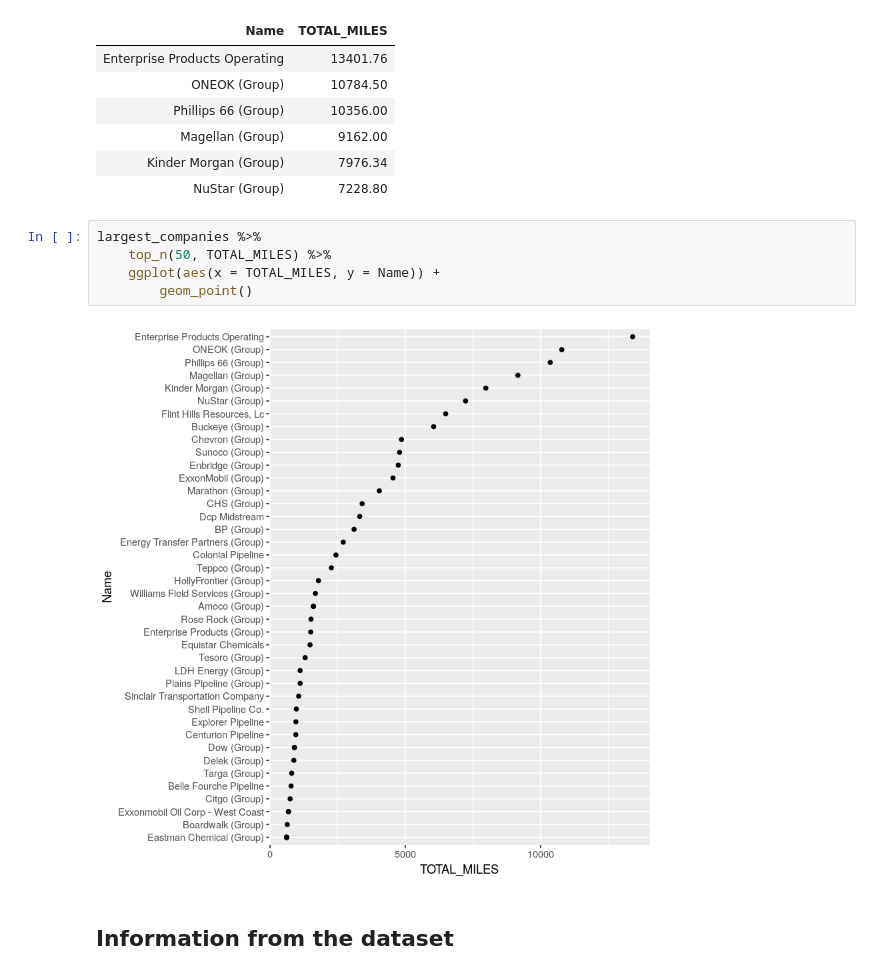
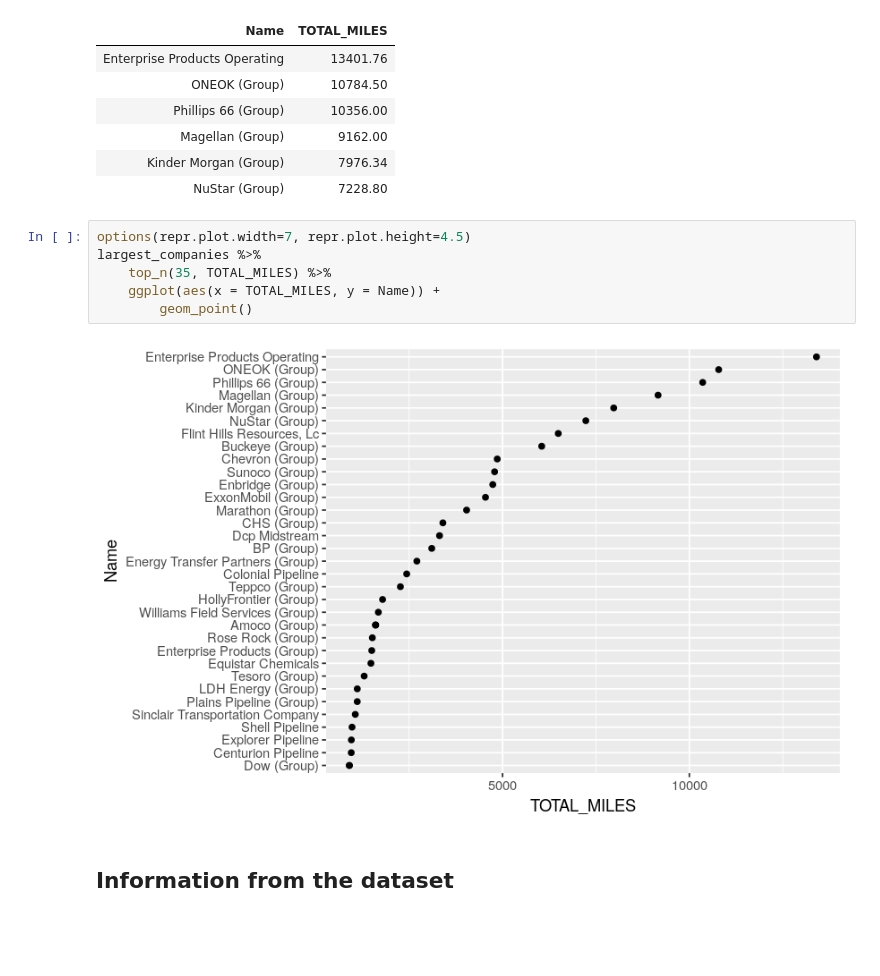
Before and after one commit to julianbarg/spills, a Jupyter notebook: presentations/explore_data_variance/explore_data_variance.ipynb, the cells around one changed output. Saved outputs shown, nothing was run; the diff lists cells and outputs as text; blank space fills up the shorter version.

Commit message:
Added slide on data consistency, fixed graph look.

```diff
--- a/presentations/explore_data_variance/explore_data_variance.ipynb
+++ b/presentations/explore_data_variance/explore_data_variance.ipynb
@@ -84,12 +111,13 @@ head(largest_companies) %>%
 | Kinder Morgan (Group) | 7976.34 |
 | NuStar (Group) | 7228.80 |
 # %%
+options(repr.plot.width=7, repr.plot.height=4.5)
 largest_companies %>%
-    top_n(50, TOTAL_MILES) %>%
+    top_n(35, TOTAL_MILES) %>%
     ggplot(aes(x = TOTAL_MILES, y = Name)) +
         geom_point()
 # %% [output]
-[figure, old version]
+[figure, new version]
 # %% [markdown]
 ## Information from the dataset
 # %% [markdown]
```
Also changed, not shown: parts of 6 cells of this notebook, 2 other files.
